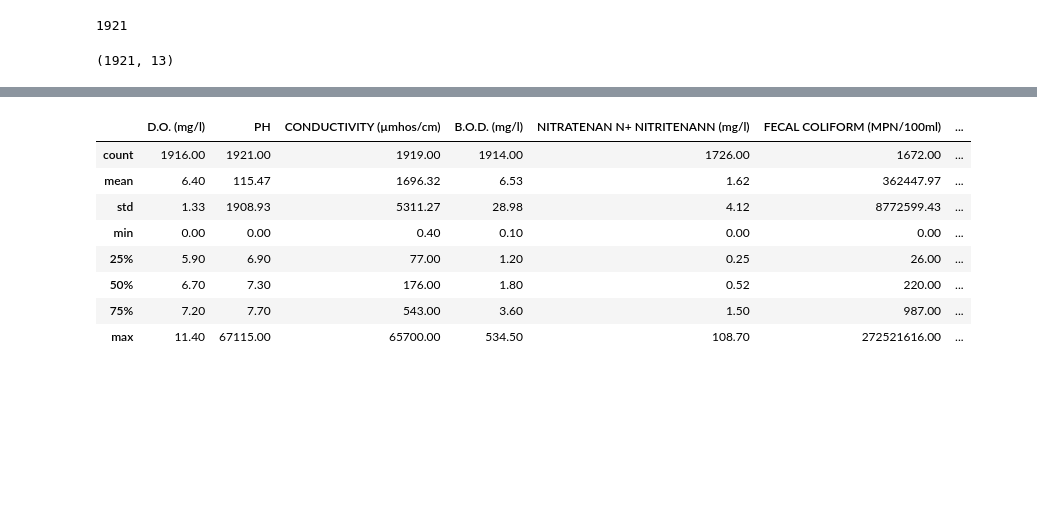
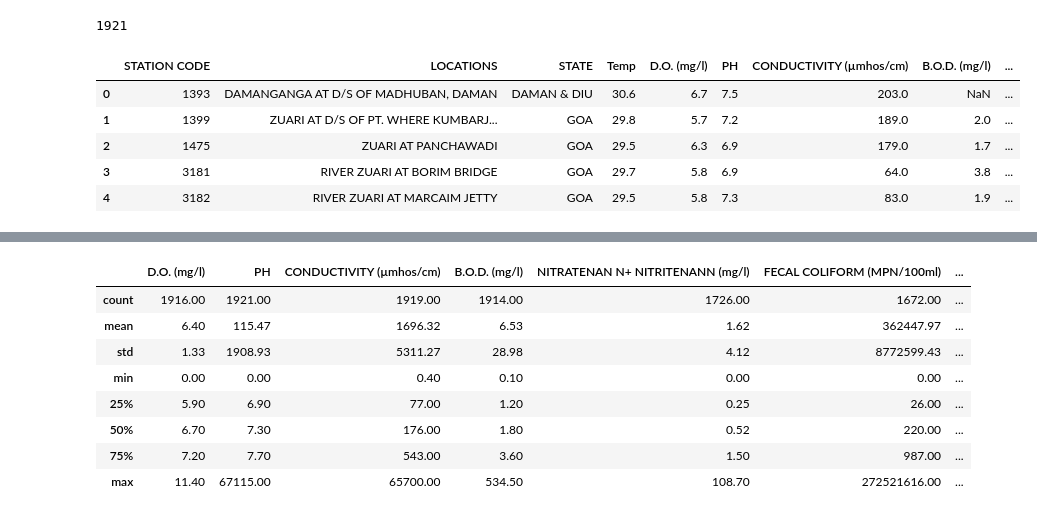
Before and after one commit to WiktoriaPabis/Praca_mgr_przygotowania, a Jupyter notebook: Baza_danych_z_pracy_bazowej.ipynb, the cells around one changed output, grey strips where cells are left out. Cells and saved outputs as stored; diff of their text form; code cells hidden in the pictures; blank space fills up the shorter version.

```diff
--- a/Baza_danych_z_pracy_bazowej.ipynb
+++ b/Baza_danych_z_pracy_bazowej.ipynb
@@ -282,7 +282,11 @@ for idx, row in df_filtered.iterrows():
 # pd.set_option('display.max_columns', None)
 # df_filtered
 # %%
-df_filtered.tail()
-df_filtered.shape
+df_filtered.head()
 # %% [output]
-(1921, 13)
+|  | STATION CODE | LOCATIONS | STATE | Temp | D.O. (mg/l) | PH | CONDUCTIVITY (µmhos/cm) | B.O.D. (mg/l) | ... |
+| 0 | 1393 | DAMANGANGA AT D/S OF MADHUBAN, DAMAN | DAMAN & DIU | 30.6 | 6.7 | 7.5 | 203.0 | NaN | ... |
+| 1 | 1399 | ZUARI AT D/S OF PT. WHERE KUMBARJ... | GOA | 29.8 | 5.7 | 7.2 | 189.0 | 2.0 | ... |
+| 2 | 1475 | ZUARI AT PANCHAWADI | GOA | 29.5 | 6.3 | 6.9 | 179.0 | 1.7 | ... |
+| 3 | 3181 | RIVER ZUARI AT BORIM BRIDGE | GOA | 29.7 | 5.8 | 6.9 | 64.0 | 3.8 | ... |
+| 4 | 3182 | RIVER ZUARI AT MARCAIM JETTY | GOA | 29.5 | 5.8 | 7.3 | 83.0 | 1.9 | ... |
```
Also changed, not shown: parts of 1 cell of this notebook.
